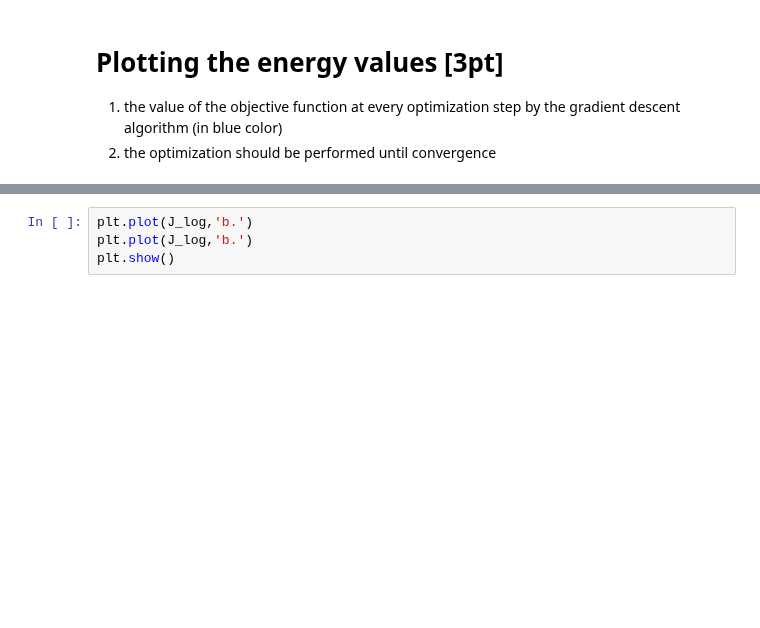
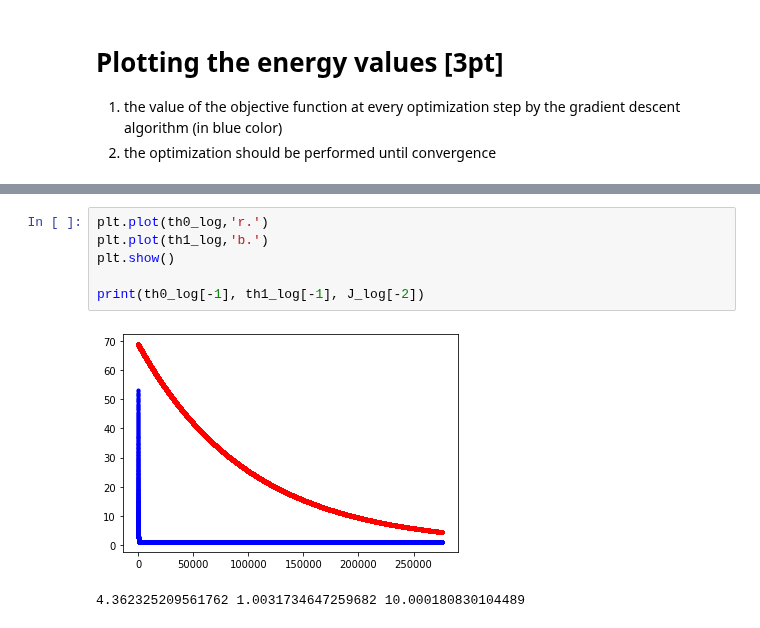
Before and after one commit to heebinYoo/assignment-02, a Jupyter notebook: assign02.ipynb, the cells around one changed output, grey strips where cells are left out. Drawn from its saved outputs; the diff is of its cells as text; blank space fills up the shorter version.

```diff
--- a/assign02.ipynb
+++ b/assign02.ipynb
@@ -186,5 +170,10 @@ plt.show()
 2. the optimization should be performed until convergence
 # %%
-plt.plot(J_log,'b.')
-plt.plot(J_log,'b.')
+plt.plot(th0_log,'r.')
+plt.plot(th1_log,'b.')
 plt.show()
+
+print(th0_log[-1], th1_log[-1], J_log[-2])
+# %% [output]
+[figure, added]
+4.362325209561762 1.0031734647259682 10.000180830104489
```
Also changed, not shown: parts of 7 cells of this notebook.
